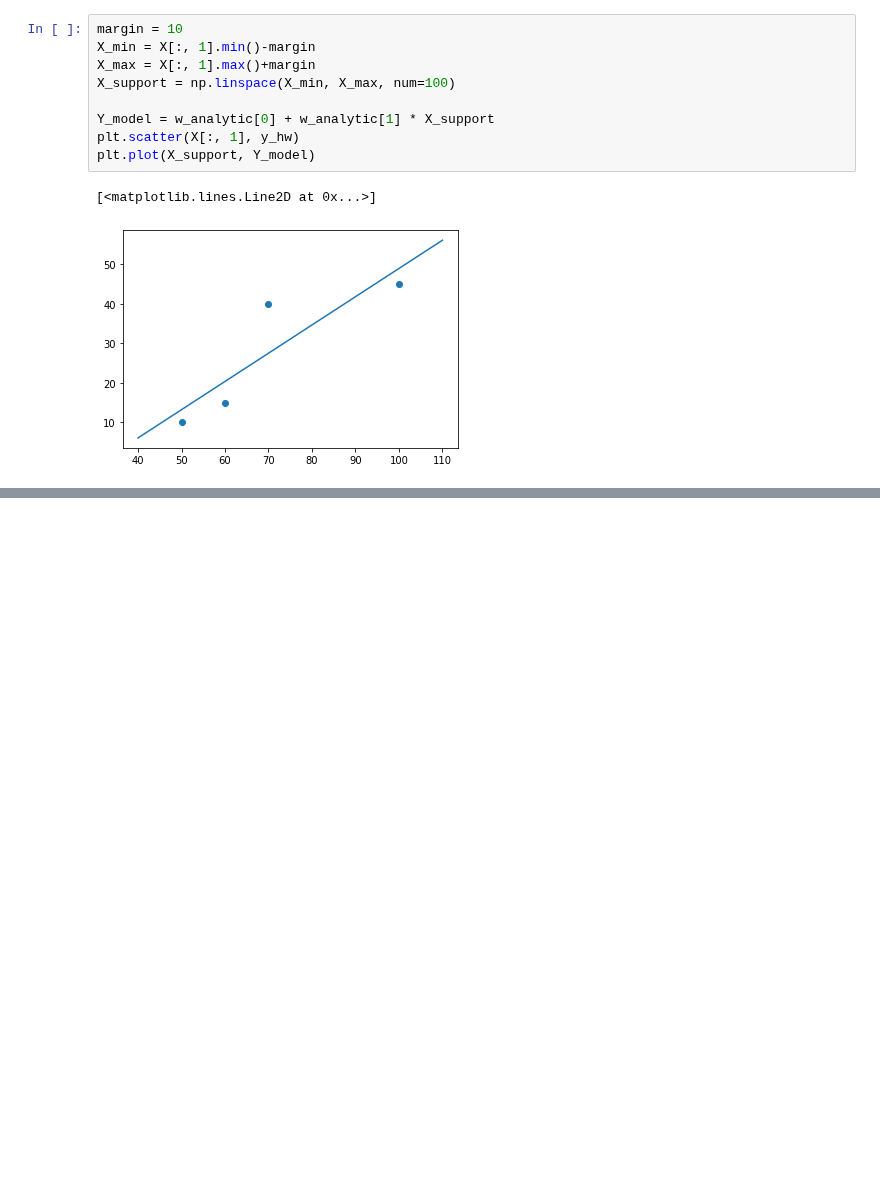
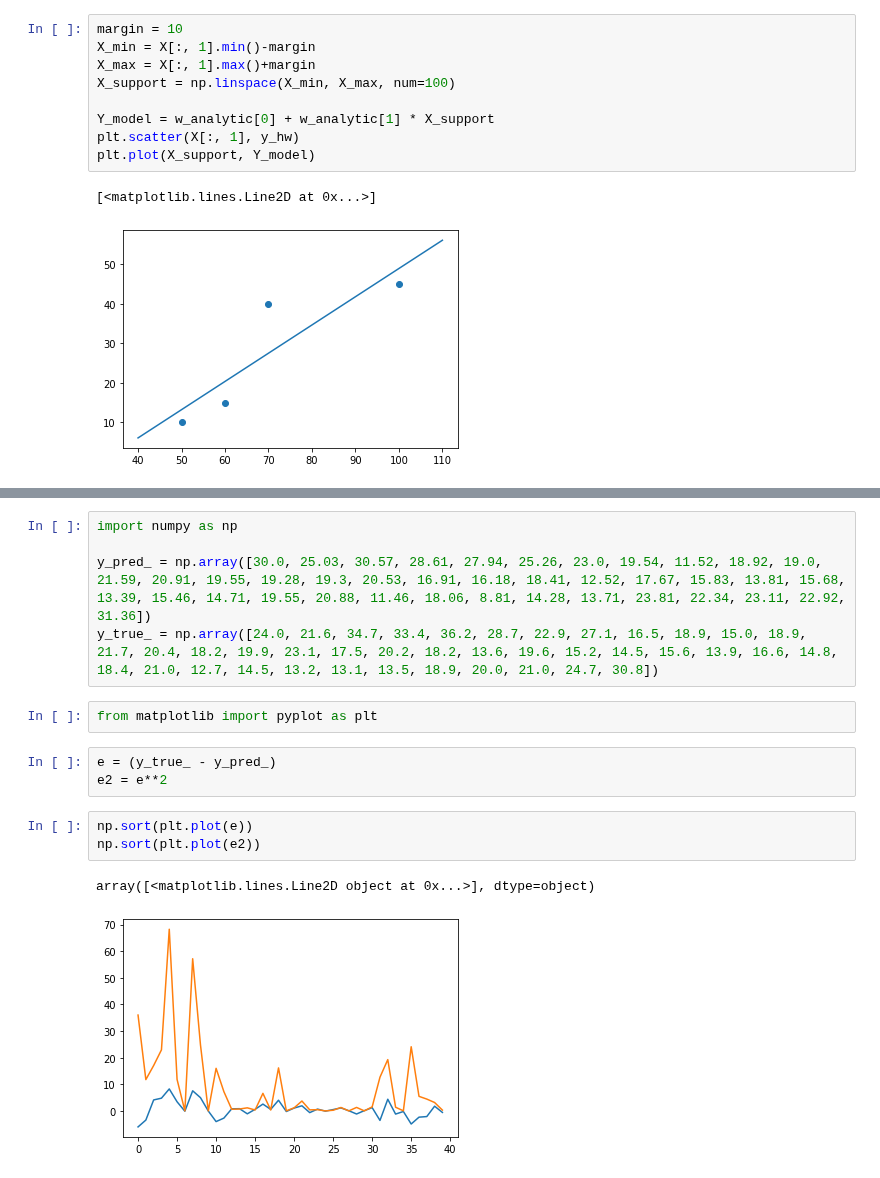
Before and after one commit to Stynic/train_ml_math, a Jupyter notebook: ml/low_level/module_3/notebook_3.ipynb, the cells around one changed output, grey strips where cells are left out. Cells and saved outputs as stored; diff of their text form; blank space fills up the shorter version.

```diff
--- a/ml/low_level/module_3/notebook_3.ipynb
+++ b/ml/low_level/module_3/notebook_3.ipynb
@@ -178,0 +259,16 @@ plt.plot(X_support, Y_model)
+# %%
+import numpy as np
+
+y_pred_ = np.array([30.0, 25.03, 30.57, 28.61, 27.94, 25.26, 23.0, 19.54, 11.52, 18.92, 19.0, 21.59, 20.91, 19.55, 19.28, 19.3, 20.53, 16.91, 16.18, 18.41, 12.52, 17.67, 15.83, 13.81, 15.68, 13.39, 15.46, 14.71, 19.55, 20.88, 11.46, 18.06, 8.81, 14.28, 13.71, 23.81, 22.34, 23.11, 22.92, 31.36])
+y_true_ = np.array([24.0, 21.6, 34.7, 33.4, 36.2, 28.7, 22.9, 27.1, 16.5, 18.9, 15.0, 18.9, 21.7, 20.4, 18.2, 19.9, 23.1, 17.5, 20.2, 18.2, 13.6, 19.6, 15.2, 14.5, 15.6, 13.9, 16.6, 14.8, 18.4, 21.0, 12.7, 14.5, 13.2, 13.1, 13.5, 18.9, 20.0, 21.0, 24.7, 30.8])
+# %%
+from matplotlib import pyplot as plt
+# %%
+e = (y_true_ - y_pred_)
+e2 = e**2
+# %%
+np.sort(plt.plot(e))
+np.sort(plt.plot(e2))
+# %% [output]
+array([<matplotlib.lines.Line2D object at 0x...>], dtype=object)
+[figure, added]
```
Also changed, not shown: parts of 10 cells of this notebook.
